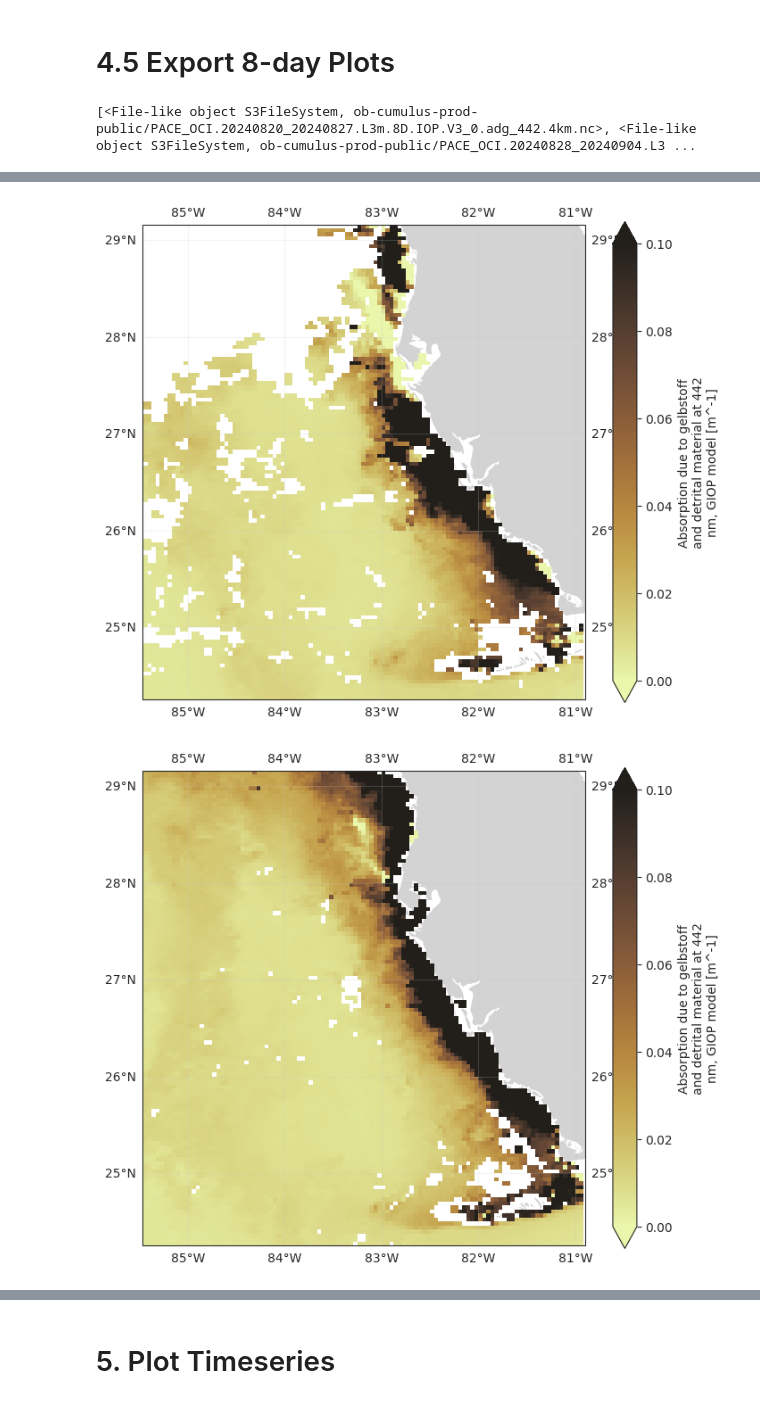
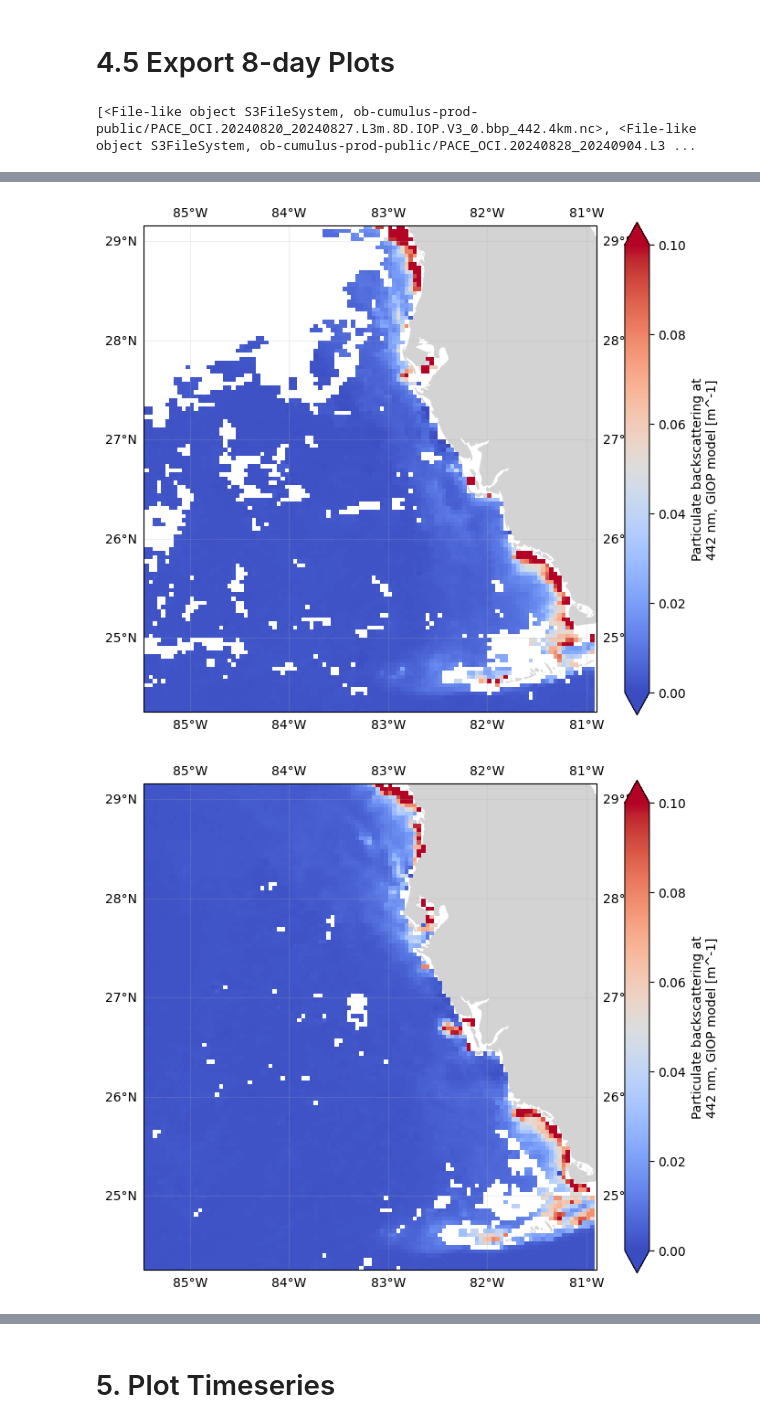
Before and after one commit to anna-valcarcel/LANDFAWL, a Jupyter notebook: Anna/Exporting8DayFigures.ipynb, the cells around one changed output, grey strips where cells are left out. Drawn from its saved outputs; the diff is of its cells as text; code cells hidden in the pictures.

Commit message:
Exporting figures for PhytoAbs and Bbp_442

```diff
--- a/Anna/Exporting8DayFigures.ipynb
+++ b/Anna/Exporting8DayFigures.ipynb
@@ -113,7 +113,7 @@ def export_8day(ds_sliced,output_folder,v_min,v_max,cmap_name):
     fig, ax = plt.subplots(figsize=(8, 7), subplot_kw={'projection': ccrs.PlateCarree()})
 
     # Plot the data with correct transform and axis
-    var_slice.plot(
+    ds_sliced.plot(
         ax=ax,
         transform=ccrs.PlateCarree(),  # your data is in lat/lon
         cmap=cmap_name,
@@ -131,6 +131,7 @@ def export_8day(ds_sliced,output_folder,v_min,v_max,cmap_name):
 
     # Add gridlines with labels
     ax.gridlines(draw_labels=True,alpha=0.2)
+    # ax.set_title("Phytoplankton Absorption at 443 nm")
 
     # plt.show()
 
@@ -142,7 +143,7 @@ def export_8day(ds_sliced,output_folder,v_min,v_max,cmap_name):
 # Define search criteria for Before the hurricane
 tspan = ("2024-08-24", "2024-09-24")
 var_code = "PACE_OCI_L3M_IOP"
-granule_name = "*.8D.IOP*adg_442*4km*" # Change this for each variable and dataset (IOP, CHL, BGC, AOP,etc.)
+granule_name = "*.8D.IOP.*.bbp_442.*4km*" # Change this for each variable and dataset (IOP, CHL, BGC, AOP,etc.)
 
 results = earthaccess.search_data(
     short_name=var_code,
@@ -158,13 +159,13 @@ if len(paths_before) > 4:
 
 print(paths_before)
 # %% [output]
-[<File-like object S3FileSystem, ob-cumulus-prod-public/PACE_OCI.20240820_20240827.L3m.8D.IOP.V3_0.adg_442.4km.nc>, <File-like object S3FileSystem, ob-cumulus-prod-public/PACE_OCI.20240828_20240904.L3 ...
+[<File-like object S3FileSystem, ob-cumulus-prod-public/PACE_OCI.20240820_20240827.L3m.8D.IOP.V3_0.bbp_442.4km.nc>, <File-like object S3FileSystem, ob-cumulus-prod-public/PACE_OCI.20240828_20240904.L3 ...
 # %%
 # Folder to write to
-folder_path = "/home/jovyan/Hackweek/PACE_Hackweek_2025/Figures/Adg_442/Before/"
+folder_path = "/home/jovyan/Hackweek/PACE_Hackweek_2025/Figures/Bbp_442/Before/"
 
 # Define variable name
-var_name = "adg_442"
+var_name = "bbp_442"
 
 # Define your bounding box
 lon_min = -85.469669
@@ -173,11 +174,12 @@ lon_max = -80.897385
 lat_max = 29.159357
 
 # Define color map
-cmap = "cmo.turbid"
+cmap = "coolwarm"
 # %%
 # Run the plotting function
 for i in range(len(paths_before)):
     dataset = xr.open_dataset(paths_before[i])
+    # print(dataset)
     name = str(paths_before[i])
 
     filename = folder_path + var_name + "_8D_" + name[55:81] +"_BEFORE.png"
@@ -188,8 +190,12 @@ for i in range(len(paths_before)):
 
     var_slice = var_data.sel(lat=slice(lat_max, lat_min), lon=slice(lon_min, lon_max))
 
+    # Wavelength slice
+    if "wavelength" in var_slice.dims:
+        var_slice = var_slice.sel(wavelength=443.0, method="nearest")
+
     # call the plotting function, input list: (sliced_data, output_folder_name,cbar_vmin,cbar_vmax,cmap_name)
     export_8day(var_slice,filename,0,0.1,cmap)
 
-    plt.show()
+    # plt.show()
 # %% [output]
@@ -198,3 +204,3 @@ for i in range(len(paths_before)):
-[figure, old version]
+[figure, new version]
-[figure, old version]
+[figure, new version]
 # %%
```
Also changed, not shown: parts of 8 cells of this notebook.
